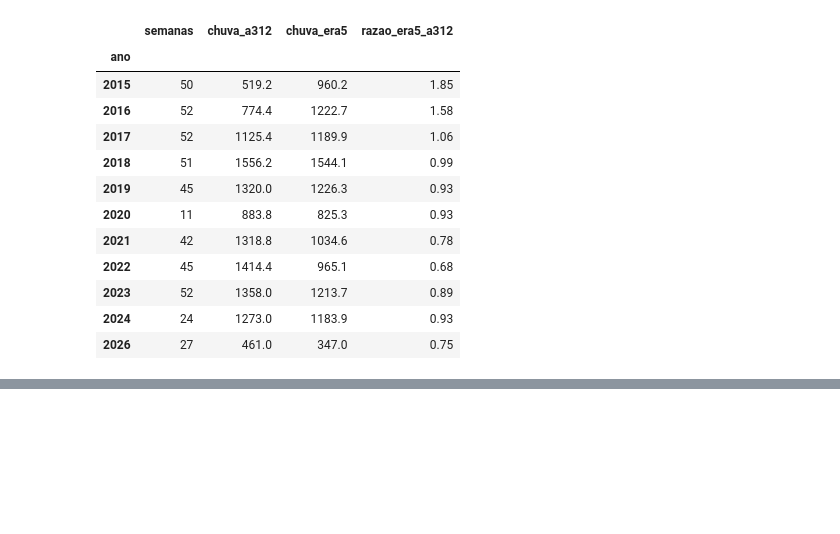
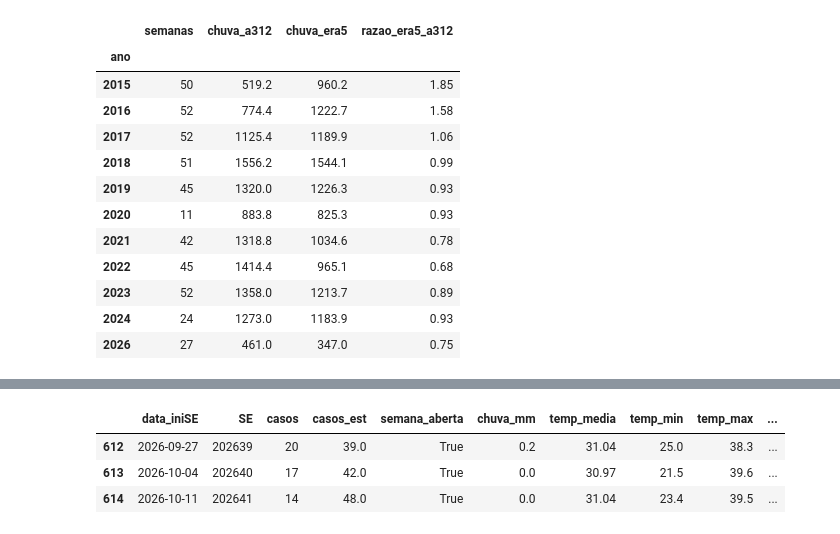
Before and after one commit to jvictor-melo/dengue-teresina-ml, a Jupyter notebook: notebooks/03_clima.ipynb, the cells around one changed output, grey strips where cells are left out. Drawn from its saved outputs; the diff is of its cells as text; code cells hidden in the pictures; blank space fills up the shorter version.

Commit message:
feat: junta casos e clima do era5 em data/processed

```diff
--- a/notebooks/03_clima.ipynb
+++ b/notebooks/03_clima.ipynb
@@ -537,3 +537,25 @@ chuva_por_ano.round(2)
 | 2023 | 52 | 1358.0 | 1213.7 | 0.89 |
 | 2024 | 24 | 1273.0 | 1183.9 | 0.93 |
 | 2026 | 27 | 461.0 | 347.0 | 0.75 |
+# %%
+# Decisão do passo 5b: o clima do modelo vem todo do ERA5, uma régua só de 2015 a 2026
+# Emendar A312 e ERA5 criaria degraus falsos, porque a relação entre as duas muda de ano pra ano (ver chuva por ano acima)
+COLUNAS_CLIMA = ["data_iniSE", "chuva_mm", "temp_media", "temp_min", "temp_max", "umidade_media", "horas_chuva"]
+
+clima_semanal = era5_semanal[COLUNAS_CLIMA]
+clima_semanal = clima_semanal.rename(columns={"horas_chuva": "horas_era5"})
+
+# A A312 fica junto só pra comparação na EDA (sufixo _a312); não entra no modelo
+a312_comparacao = a312_semanal[COLUNAS_CLIMA]
+a312_comparacao = a312_comparacao.rename(columns={
+    "chuva_mm": "chuva_mm_a312",
+    "temp_media": "temp_media_a312",
+    "temp_min": "temp_min_a312",
+    "temp_max": "temp_max_a312",
+    "umidade_media": "umidade_media_a312",
+    "horas_chuva": "horas_a312",
+})
+
+# how="left" = LEFT JOIN: mantém todas as semanas do ERA5, mesmo as que a A312 não tem (essas ficam vazias)
+clima_semanal = clima_semanal.merge(a312_comparacao, on="data_iniSE", how="left")
+clima_semanal.tail(3)
@@ -539,0 +612,26 @@ chuva_por_ano.round(2)
+# %%
+# Junta casos e clima numa tabela só, uma linha por semana epidemiológica
+# how="left" a partir dos casos: as 615 semanas de casos ficam todas; a semana de 28/12/2014 (só clima) sai
+# A tabela leva as colunas do ERA5 (clima do modelo) e as _a312 (só comparação, NÃO entram no modelo)
+dengue_clima = casos.merge(clima_semanal, on="data_iniSE", how="left")
+
+# Médias e somas saem com muitas casas (ex.: 31.043452380952...). Arredonda pra 2 casas:
+# as estações medem com 1 casa, então não se perde nada, o CSV fica legível
+# e o arquivo relido volta idêntico (sem isso, sobram diferenças na 14ª casa decimal)
+COLUNAS_CLIMA_DECIMAIS = [
+    "chuva_mm", "temp_media", "temp_min", "temp_max", "umidade_media",
+    "chuva_mm_a312", "temp_media_a312", "temp_min_a312", "temp_max_a312", "umidade_media_a312",
+]
+for coluna in COLUNAS_CLIMA_DECIMAIS:
+    dengue_clima[coluna] = dengue_clima[coluna].round(2)
+
+CAMINHO_FINAL = "../data/processed/dengue_clima_semanal.csv"
+
+# Gerado sempre por este notebook: se algo mudar antes, é só rodar de novo
+dengue_clima.to_csv(CAMINHO_FINAL, index=False)
+dengue_clima.tail(3)
+# %% [output]
+|  | data_iniSE | SE | casos | casos_est | semana_aberta | chuva_mm | temp_media | temp_min | temp_max | ... |
+| 612 | 2026-09-27 | 202639 | 20 | 39.0 | True | 0.2 | 31.04 | 25.0 | 38.3 | ... |
+| 613 | 2026-10-04 | 202640 | 17 | 42.0 | True | 0.0 | 30.97 | 21.5 | 39.6 | ... |
+| 614 | 2026-10-11 | 202641 | 14 | 48.0 | True | 0.0 | 31.04 | 23.4 | 39.5 | ... |
```
Also changed, not shown: parts of 3 cells of this notebook, 3 other files.
